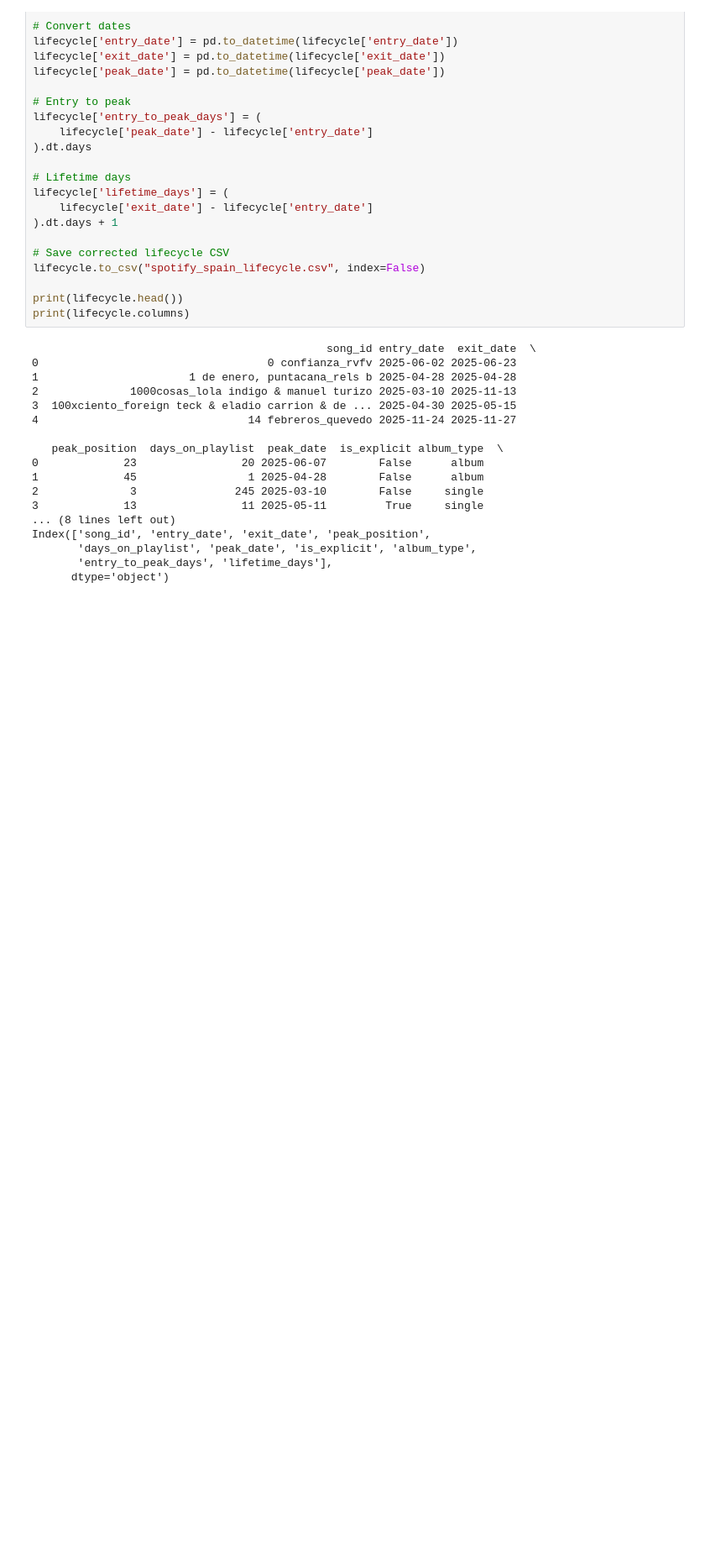
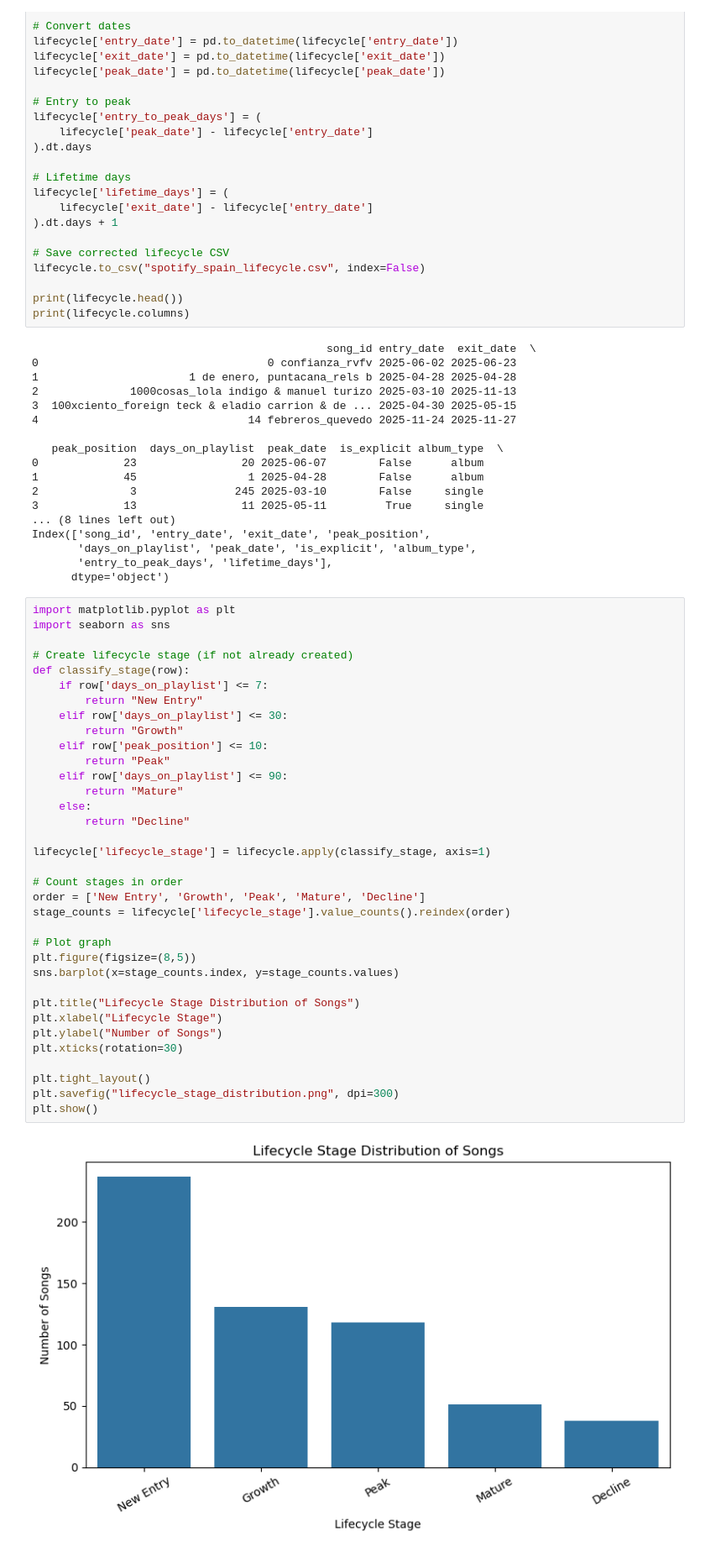
Before and after one commit to Pushpak-07/Spain_Songs_Dashboard-, a Jupyter notebook: notebooks/normailzed_2.ipynb, the cells around one changed output. Shown at 84% size. Drawn from its saved outputs; the diff is of its cells as text; blank space fills up the shorter version.

```diff
--- a/notebooks/normailzed_2.ipynb
+++ b/notebooks/normailzed_2.ipynb
@@ -362,3 +362,40 @@ Index(['song_id', 'entry_date', 'exit_date', 'peak_position',
        'days_on_playlist', 'peak_date', 'is_explicit', 'album_type',
        'entry_to_peak_days', 'lifetime_days'],
       dtype='object')
+# %%
+import matplotlib.pyplot as plt
+import seaborn as sns
+
+# Create lifecycle stage (if not already created)
+def classify_stage(row):
+    if row['days_on_playlist'] <= 7:
+        return "New Entry"
+    elif row['days_on_playlist'] <= 30:
+        return "Growth"
+    elif row['peak_position'] <= 10:
+        return "Peak"
+    elif row['days_on_playlist'] <= 90:
+        return "Mature"
+    else:
+        return "Decline"
+
+lifecycle['lifecycle_stage'] = lifecycle.apply(classify_stage, axis=1)
+
+# Count stages in order
+order = ['New Entry', 'Growth', 'Peak', 'Mature', 'Decline']
+stage_counts = lifecycle['lifecycle_stage'].value_counts().reindex(order)
+
+# Plot graph
+plt.figure(figsize=(8,5))
+sns.barplot(x=stage_counts.index, y=stage_counts.values)
+
+plt.title("Lifecycle Stage Distribution of Songs")
+plt.xlabel("Lifecycle Stage")
+plt.ylabel("Number of Songs")
+plt.xticks(rotation=30)
+
+plt.tight_layout()
+plt.savefig("lifecycle_stage_distribution.png", dpi=300)
+plt.show()
+# %% [output]
+[figure, added]
```
Also changed, not shown: 3 other files.
